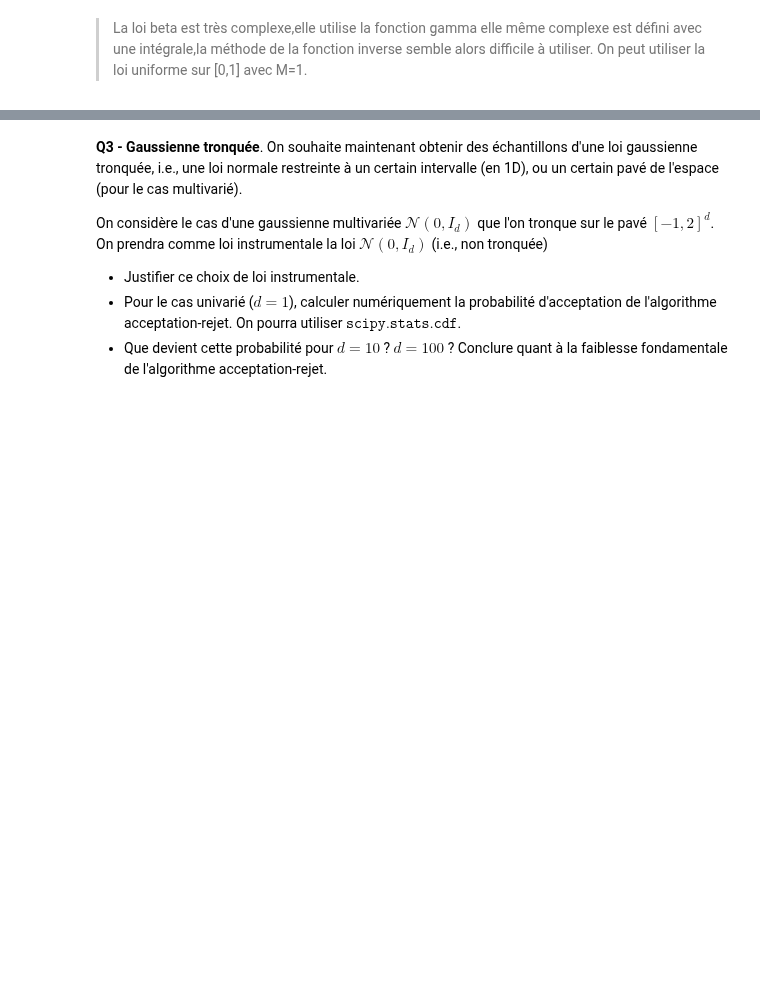
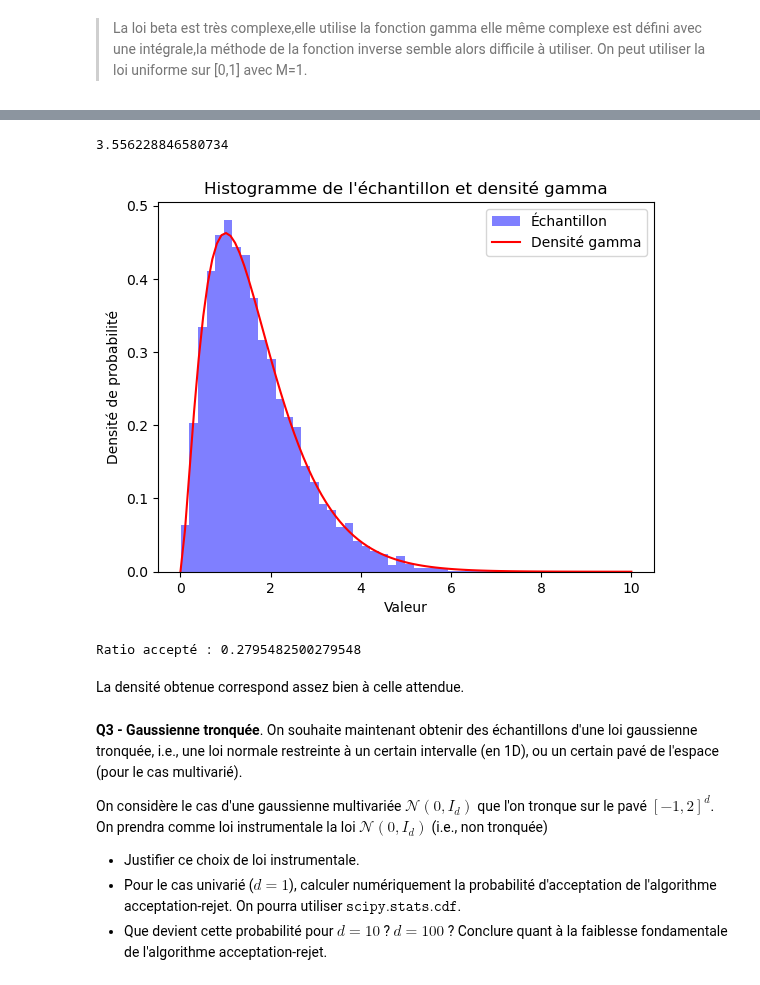
Before and after one commit to benech17/Estimation-SDIA, a Jupyter notebook: tp1b-Benichou_Bonnefoy.ipynb, the cells around one changed output, grey strips where cells are left out. Saved outputs shown, nothing was run; the diff lists cells and outputs as text; code cells hidden in the pictures; blank space fills up the shorter version.

```diff
--- a/tp1b-Benichou_Bonnefoy.ipynb
+++ b/tp1b-Benichou_Bonnefoy.ipynb
@@ -115,3 +115,44 @@ On ecrit d'abord le ratio de la densité sur la proposal, puis on trouve le maxi
+# %%
+import math
+
+alpha = 2.5
+beta = 1.5
+N = 10000
+n = 0
+i = 0
+m = beta**alpha * math.gamma(np.floor(alpha))/((beta-1)**(np.floor(alpha))*math.gamma(alpha))*np.exp(np.floor(alpha)-alpha)*(alpha-np.floor(alpha))**(alpha-np.floor(alpha))
+print(m)
+
+X = np.zeros(N)
+while n < N:
+    i += 1
+    # Obtenir U à partir de la distribution gamma tronquée
+    U = np.random.gamma(int(alpha), scale=1/(beta-1))
+    x = np.random.uniform(0, m * stats.gamma.pdf(U, int(alpha), scale=1/(beta-1)))
+    if x <= stats.gamma.pdf(U, alpha, scale=1/beta):
+        X[n] = U
+        n += 1
+
+# Tracer l'histogramme de l'échantillon
+plt.hist(X, bins=50, density=True, alpha=0.5, color='blue', label='Échantillon')
+
+# Tracer la densité de la distribution gamma
+x_values = np.linspace(0, 10, 100)
+plt.plot(x_values, stats.gamma.pdf(x_values, alpha, scale=1/beta), 'r-', label='Densité gamma')
+
+plt.title("Histogramme de l'échantillon et densité gamma")
+plt.xlabel("Valeur")
+plt.ylabel("Densité de probabilité")
+plt.legend()
+plt.show()
+
+print('Ratio accepté :', N/i)
+# %% [output]
+3.556228846580734
+[figure, added]
+Ratio accepté : 0.2795482500279548
+# %% [markdown]
+La densité obtenue correspond assez bien à celle attendue.
 # %% [markdown]
 **Q3 - Gaussienne tronquée**. On souhaite maintenant obtenir des échantillons d'une loi gaussienne tronquée, i.e., une loi normale restreinte à un certain intervalle (en 1D), ou un certain pavé de l'espace (pour le cas multivarié).
 
```
Also changed, not shown: parts of 28 cells of this notebook.
